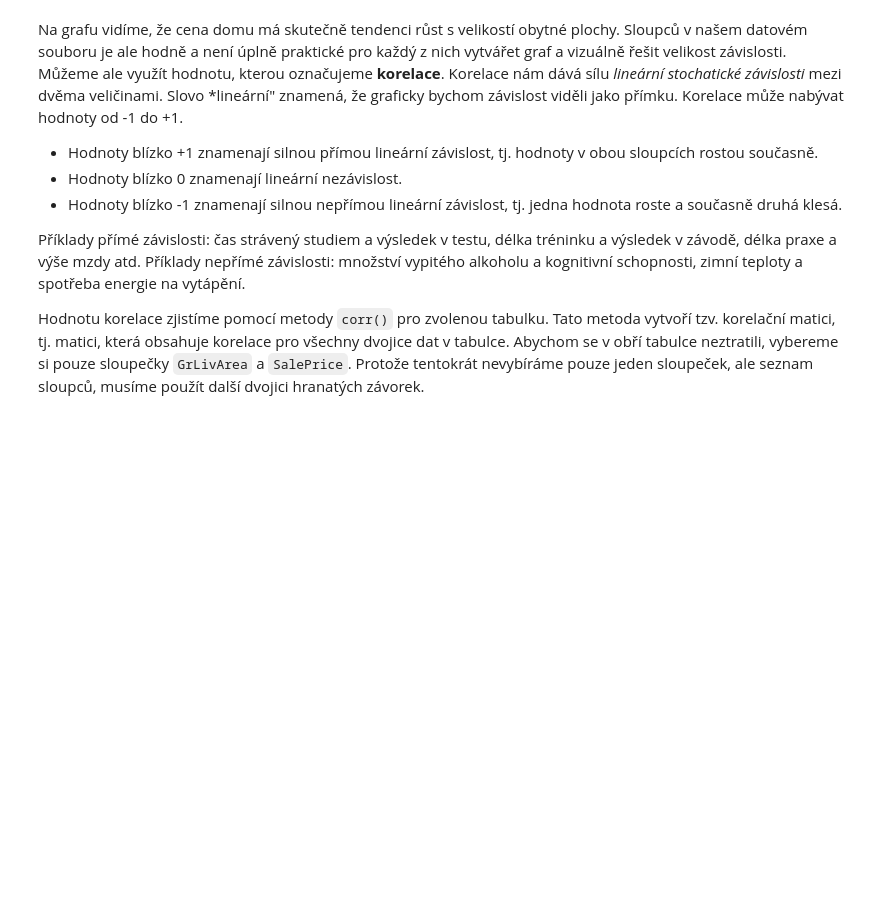
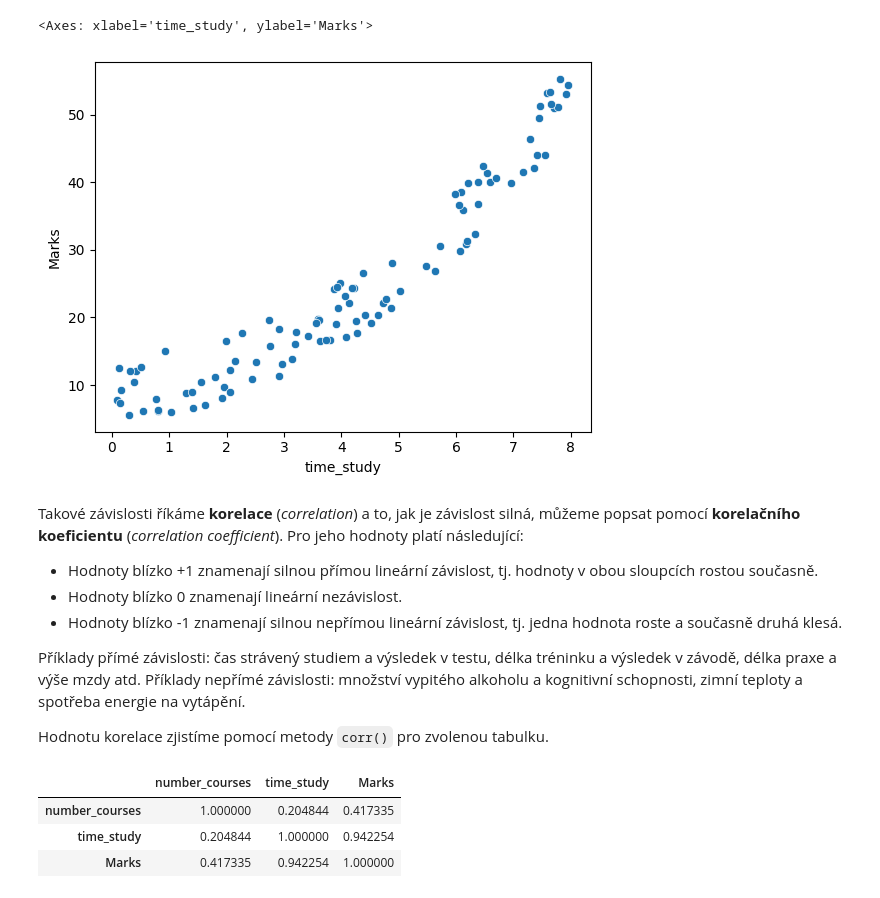
Before and after one commit to pesikj/PythonProDataScience, a Jupyter notebook: 06/lekce.ipynb, the cells around one changed output. Drawn from its saved outputs; the diff is of its cells as text; code cells hidden in the pictures; blank space fills up the shorter version.

```diff
--- a/06/lekce.ipynb
+++ b/06/lekce.ipynb
@@ -18,0 +7,10 @@ seaborn.scatterplot(data=data, x="GrLivArea", y="SalePrice")
+# %%
+import pandas as pd
+import seaborn as sns
+from scipy import stats
+import numpy as np
+import statsmodels.api as sm
+import statsmodels.formula.api as smf
+
+data = pd.read_csv("Student_Marks.csv")
+data.head()
@@ -19,5 +26,10 @@ seaborn.scatterplot(data=data, x="GrLivArea", y="SalePrice")
+# %%
+sns.scatterplot(data=data, x="time_study", y="Marks")
+# %% [output]
+<Axes: xlabel='time_study', ylabel='Marks'>
+[figure, added]
 # %% [markdown]
-Na grafu vidíme, že cena domu má skutečně tendenci růst s velikostí obytné plochy. Sloupců v našem datovém souboru je ale hodně a není úplně praktické pro každý z nich vytvářet graf a vizuálně řešit velikost závislosti. Můžeme ale využít hodnotu, kterou označujeme **korelace**. Korelace nám dává sílu *lineární stochatické závislosti* mezi dvěma veličinami. Slovo *lineární" znamená, že graficky bychom závislost viděli jako přímku. Korelace může nabývat hodnoty od -1 do +1.
+Takové závislosti říkáme **korelace** (*correlation*) a to, jak je závislost silná, můžeme popsat pomocí **korelačního koeficientu** (*correlation coefficient*). Pro jeho hodnoty platí následující:
 
 - Hodnoty blízko +1 znamenají silnou přímou lineární závislost, tj. hodnoty v obou sloupcích rostou současně.
 - Hodnoty blízko 0 znamenají lineární nezávislost.
@@ -25,4 +37,4 @@ Na grafu vidíme, že cena domu má skutečně tendenci růst s velikostí obytn
 
 Příklady přímé závislosti: čas strávený studiem a výsledek v testu, délka tréninku a výsledek v závodě, délka praxe a výše mzdy atd. Příklady nepřímé závislosti: množství vypitého alkoholu a kognitivní schopnosti, zimní teploty a spotřeba energie na vytápění.
 
-Hodnotu korelace zjistíme pomocí metody `corr()` pro zvolenou tabulku. Tato metoda vytvoří tzv. korelační matici, tj. matici, která obsahuje korelace pro všechny dvojice dat v tabulce. Abychom se v obří tabulce neztratili, vybereme si pouze sloupečky `GrLivArea` a `SalePrice`. Protože tentokrát nevybíráme pouze jeden sloupeček, ale seznam sloupců, musíme použít další dvojici hranatých závorek.
+Hodnotu korelace zjistíme pomocí metody `corr()` pro zvolenou tabulku.
@@ -32,3 +41,10 @@ data_vybrane_sloupce.corr()
+# %%
+data.corr()
+# %% [output]
+|  | number_courses | time_study | Marks |
+| number_courses | 1.000000 | 0.204844 | 0.417335 |
+| time_study | 0.204844 | 1.000000 | 0.942254 |
+| Marks | 0.417335 | 0.942254 | 1.000000 |
 # %% [markdown]
 Korelace automaticky neznamená, že obě veličiny se vzájemně ovlivňují.
 
```
Also changed, not shown: parts of 15 cells of this notebook, 4 other files.
